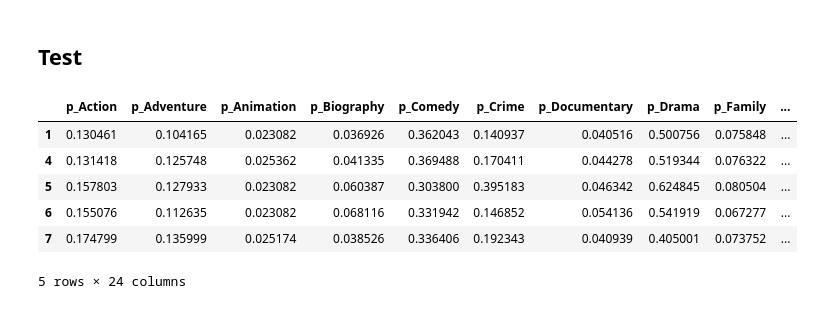
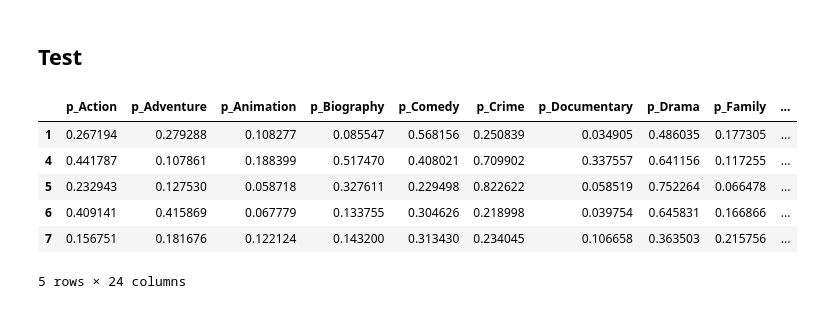
Before and after one commit to albahnsen/MIAD_ML_and_NLP, a Jupyter notebook: Semana 7/S7P1_proyecto2.ipynb, the cells around one changed output. Cells and saved outputs as stored; diff of their text form; code cells hidden in the pictures.

```diff
--- a/Semana 7/S7P1_proyecto2.ipynb
+++ b/Semana 7/S7P1_proyecto2.ipynb
@@ -71,6 +71,8 @@ dataTesting.head()
 import re
 from string import digits
 from nltk.stem.snowball import SnowballStemmer
+from nltk.stem import WordNetLemmatizer
+
 stemmer = SnowballStemmer('english')
 
 def clean_text(texto):
@@ -84,22 +86,29 @@ def clean_text(texto):
 
     return texto
 
-dataTraining['plot'] = dataTraining['plot'].apply(lambda x: clean_text(x))
-
-
 def tokenization(texto):
     texto = re.split('\W+', texto)
     return texto
-
-dataTraining['plot'] = dataTraining['plot'].apply(lambda x: tokenization(x.lower()))
 
 def stemming(texto):
     text = [stemmer.stem(word) for word in texto]
     return texto
 
+
+wordnet_lemmatizer = WordNetLemmatizer()
+
+def split_into_lemmas(text):
+    text = text.lower()
+    words = text.split()
+    return [wordnet_lemmatizer.lemmatize(word) for word in words]
+
+
+dataTraining['plot'] = dataTraining['plot'].apply(lambda x: clean_text(x))
+dataTraining['plot'] = dataTraining['plot'].apply(lambda x: tokenization(x.lower()))
 dataTraining['plot'] = dataTraining['plot'].apply(lambda x: stemming(x))
 
 dataTraining['plot']=[" ".join(plot) for plot in dataTraining['plot'].values]
+
 dataTraining.head()
 # %% [output]
 |  | year | title | plot | genres | rating |
@@ -244,2 +248,13 @@ roc_auc_score(y_test_genres, y_pred_genres, average='macro')
 # %% [markdown]
 ## XGBoost
+# %%
+# Definición de variables predictoras (X)
+
+# TfidfVectorizer
+vect = TfidfVectorizer(max_features = 10000, analyzer = split_into_lemmas, norm = 'l2', smooth_idf = False, use_idf = True)
+
+X_dtm = vect.fit_transform(dataTraining['plot'])
+display(X_dtm.shape)
+
+# Separación de variables predictoras (X) y variable de interés (y) en set de entrenamiento y test usandola función train_test_split
+X_train, X_test, y_train_genres, y_test_genres = train_test_split(X_dtm, y_genres, test_size=0.33, random_state=42)
@@ -338,6 +361,7 @@ Epoch 1/10
 dataTesting['plot'] = dataTesting['plot'].apply(lambda x: clean_text(x))
 dataTesting['plot'] = dataTesting['plot'].apply(lambda x: tokenization(x))
 dataTesting['plot'] = dataTesting['plot'].apply(lambda x: stemming(x))
+dataTesting['plot']=[" ".join(plot) for plot in dataTesting['plot'].values]
 
 X_test_dtm = vect.transform(dataTesting['plot'])
 
@@ -350,13 +374,13 @@ y_pred_test_genres = clf.predict_proba(X_test_dtm)
 # %%
 # Guardar predicciones en formato exigido en la competencia de kaggle
 res = pd.DataFrame(y_pred_test_genres, index=dataTesting.index, columns=cols)
-res.to_csv('pred_genres_text_RF.csv', index_label='ID')
+res.to_csv('pred_genres_text_LR_TVec_Blc.csv', index_label='ID')
 res.head()
 # %% [output]
 |  | p_Action | p_Adventure | p_Animation | p_Biography | p_Comedy | p_Crime | p_Documentary | p_Drama | p_Family | ... |
-| 1 | 0.130461 | 0.104165 | 0.023082 | 0.036926 | 0.362043 | 0.140937 | 0.040516 | 0.500756 | 0.075848 | ... |
-| 4 | 0.131418 | 0.125748 | 0.025362 | 0.041335 | 0.369488 | 0.170411 | 0.044278 | 0.519344 | 0.076322 | ... |
-| 5 | 0.157803 | 0.127933 | 0.023082 | 0.060387 | 0.303800 | 0.395183 | 0.046342 | 0.624845 | 0.080504 | ... |
-| 6 | 0.155076 | 0.112635 | 0.023082 | 0.068116 | 0.331942 | 0.146852 | 0.054136 | 0.541919 | 0.067277 | ... |
-| 7 | 0.174799 | 0.135999 | 0.025174 | 0.038526 | 0.336406 | 0.192343 | 0.040939 | 0.405001 | 0.073752 | ... |
+| 1 | 0.267194 | 0.279288 | 0.108277 | 0.085547 | 0.568156 | 0.250839 | 0.034905 | 0.486035 | 0.177305 | ... |
+| 4 | 0.441787 | 0.107861 | 0.188399 | 0.517470 | 0.408021 | 0.709902 | 0.337557 | 0.641156 | 0.117255 | ... |
+| 5 | 0.232943 | 0.127530 | 0.058718 | 0.327611 | 0.229498 | 0.822622 | 0.058519 | 0.752264 | 0.066478 | ... |
+| 6 | 0.409141 | 0.415869 | 0.067779 | 0.133755 | 0.304626 | 0.218998 | 0.039754 | 0.645831 | 0.166866 | ... |
+| 7 | 0.156751 | 0.181676 | 0.122124 | 0.143200 | 0.313430 | 0.234045 | 0.106658 | 0.363503 | 0.215756 | ... |
 5 rows × 24 columns
```
Also changed, not shown: parts of 20 cells of this notebook, 2 other files.
